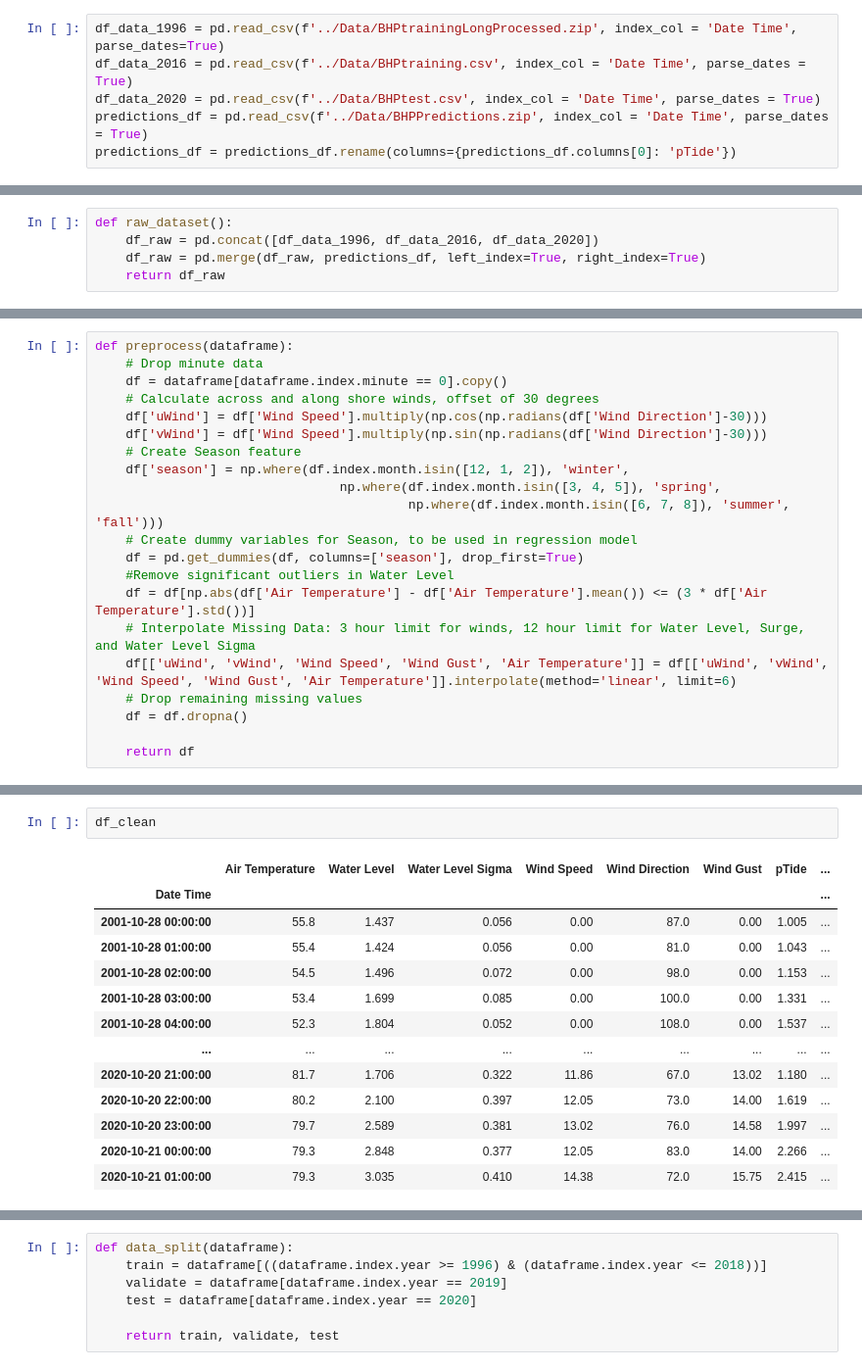
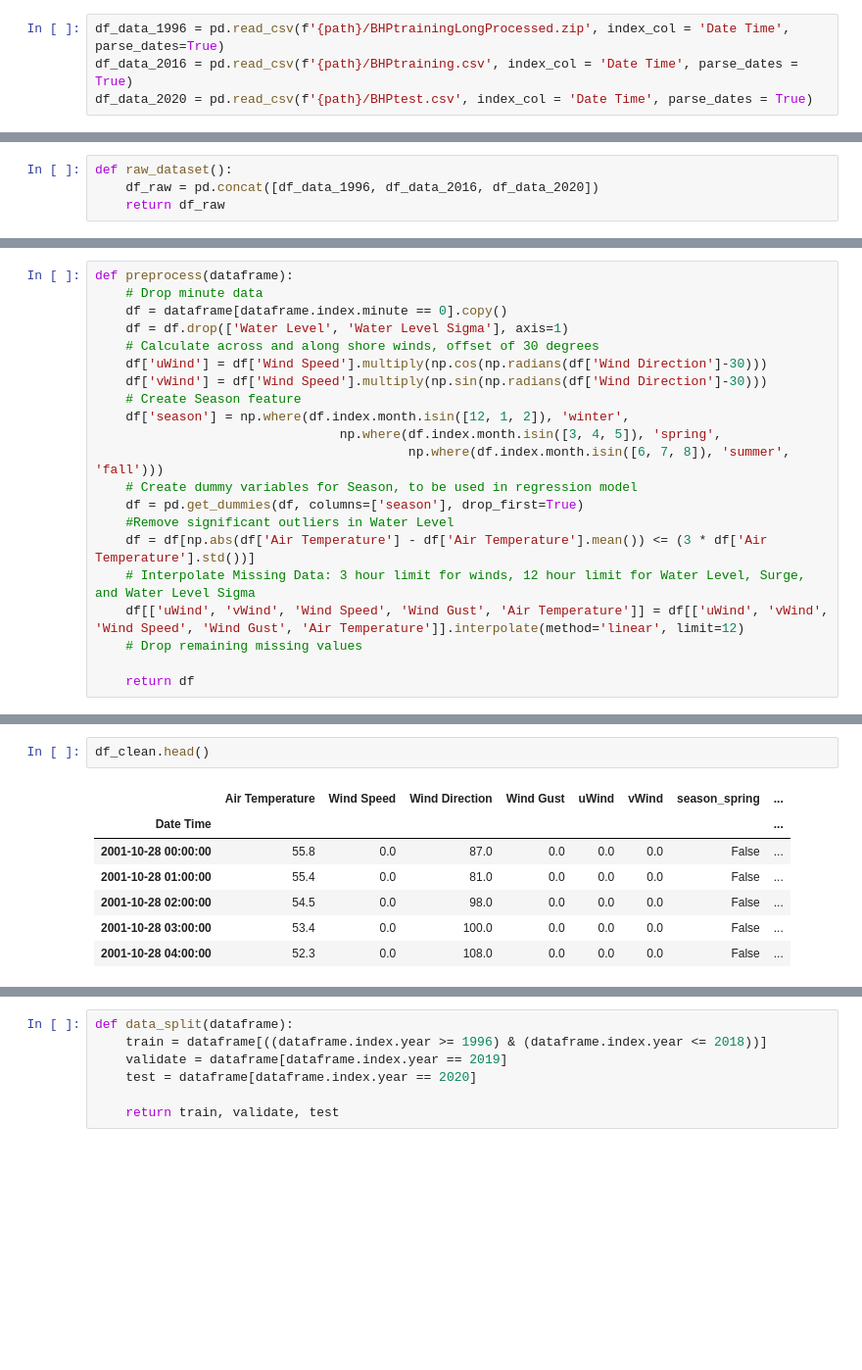
Before and after one commit to doublez711/DASCProject, a Jupyter notebook: Notebooks/Zak_Temperature.ipynb, the cells around one changed output, grey strips where cells are left out. Shown at 98% size. Cells and saved outputs as stored; diff of their text form; blank space fills up the shorter version.

```diff
--- a/Notebooks/Zak_Temperature.ipynb
+++ b/Notebooks/Zak_Temperature.ipynb
@@ -10,6 +26,4 @@ sns.set()
 # %%
-df_data_1996 = pd.read_csv(f'../Data/BHPtrainingLongProcessed.zip', index_col = 'Date Time', parse_dates=True)
-df_data_2016 = pd.read_csv(f'../Data/BHPtraining.csv', index_col = 'Date Time', parse_dates = True)
-df_data_2020 = pd.read_csv(f'../Data/BHPtest.csv', index_col = 'Date Time', parse_dates = True)
-predictions_df = pd.read_csv(f'../Data/BHPPredictions.zip', index_col = 'Date Time', parse_dates = True)
-predictions_df = predictions_df.rename(columns={predictions_df.columns[0]: 'pTide'})
+df_data_1996 = pd.read_csv(f'{path}/BHPtrainingLongProcessed.zip', index_col = 'Date Time', parse_dates=True)
+df_data_2016 = pd.read_csv(f'{path}/BHPtraining.csv', index_col = 'Date Time', parse_dates = True)
+df_data_2020 = pd.read_csv(f'{path}/BHPtest.csv', index_col = 'Date Time', parse_dates = True)
@@ -16,5 +34,4 @@ predictions_df = predictions_df.rename(columns={predictions_df.columns[0]: 'pTid
 # %%
 def raw_dataset():
     df_raw = pd.concat([df_data_1996, df_data_2016, df_data_2020])
-    df_raw = pd.merge(df_raw, predictions_df, left_index=True, right_index=True)
     return df_raw
@@ -22,6 +41,7 @@ def raw_dataset():
 def preprocess(dataframe):
     # Drop minute data
     df = dataframe[dataframe.index.minute == 0].copy()
+    df = df.drop(['Water Level', 'Water Level Sigma'], axis=1)
     # Calculate across and along shore winds, offset of 30 degrees
     df['uWind'] = df['Wind Speed'].multiply(np.cos(np.radians(df['Wind Direction']-30)))
     df['vWind'] = df['Wind Speed'].multiply(np.sin(np.radians(df['Wind Direction']-30)))
@@ -34,9 +54,8 @@ def preprocess(dataframe):
     #Remove significant outliers in Water Level
     df = df[np.abs(df['Air Temperature'] - df['Air Temperature'].mean()) <= (3 * df['Air Temperature'].std())]
     # Interpolate Missing Data: 3 hour limit for winds, 12 hour limit for Water Level, Surge, and Water Level Sigma
-    df[['uWind', 'vWind', 'Wind Speed', 'Wind Gust', 'Air Temperature']] = df[['uWind', 'vWind', 'Wind Speed', 'Wind Gust', 'Air Temperature']].interpolate(method='linear', limit=6)
+    df[['uWind', 'vWind', 'Wind Speed', 'Wind Gust', 'Air Temperature']] = df[['uWind', 'vWind', 'Wind Speed', 'Wind Gust', 'Air Temperature']].interpolate(method='linear', limit=12)
     # Drop remaining missing values
-    df = df.dropna()
 
     return df
 # %%
@@ -66,16 +82,10 @@ memory usage: 9.6 MB
 # %%
-df_clean
+df_clean.head()
 # %% [output]
-|  | Air Temperature | Water Level | Water Level Sigma | Wind Speed | Wind Direction | Wind Gust | pTide | ... |
+|  | Air Temperature | Wind Speed | Wind Direction | Wind Gust | uWind | vWind | season_spring | ... |
 | Date Time |  |  |  |  |  |  |  | ... |
-| 2001-10-28 00:00:00 | 55.8 | 1.437 | 0.056 | 0.00 | 87.0 | 0.00 | 1.005 | ... |
-| 2001-10-28 01:00:00 | 55.4 | 1.424 | 0.056 | 0.00 | 81.0 | 0.00 | 1.043 | ... |
-| 2001-10-28 02:00:00 | 54.5 | 1.496 | 0.072 | 0.00 | 98.0 | 0.00 | 1.153 | ... |
-| 2001-10-28 03:00:00 | 53.4 | 1.699 | 0.085 | 0.00 | 100.0 | 0.00 | 1.331 | ... |
-| 2001-10-28 04:00:00 | 52.3 | 1.804 | 0.052 | 0.00 | 108.0 | 0.00 | 1.537 | ... |
-| ... | ... | ... | ... | ... | ... | ... | ... | ... |
-| 2020-10-20 21:00:00 | 81.7 | 1.706 | 0.322 | 11.86 | 67.0 | 13.02 | 1.180 | ... |
-| 2020-10-20 22:00:00 | 80.2 | 2.100 | 0.397 | 12.05 | 73.0 | 14.00 | 1.619 | ... |
-| 2020-10-20 23:00:00 | 79.7 | 2.589 | 0.381 | 13.02 | 76.0 | 14.58 | 1.997 | ... |
-| 2020-10-21 00:00:00 | 79.3 | 2.848 | 0.377 | 12.05 | 83.0 | 14.00 | 2.266 | ... |
-| 2020-10-21 01:00:00 | 79.3 | 3.035 | 0.410 | 14.38 | 72.0 | 15.75 | 2.415 | ... |
+| 2001-10-28 00:00:00 | 55.8 | 0.0 | 87.0 | 0.0 | 0.0 | 0.0 | False | ... |
+| 2001-10-28 01:00:00 | 55.4 | 0.0 | 81.0 | 0.0 | 0.0 | 0.0 | False | ... |
+| 2001-10-28 02:00:00 | 54.5 | 0.0 | 98.0 | 0.0 | 0.0 | 0.0 | False | ... |
+| 2001-10-28 03:00:00 | 53.4 | 0.0 | 100.0 | 0.0 | 0.0 | 0.0 | False | ... |
+| 2001-10-28 04:00:00 | 52.3 | 0.0 | 108.0 | 0.0 | 0.0 | 0.0 | False | ... |
```
Also changed, not shown: parts of 59 cells of this notebook, 1 other file.
